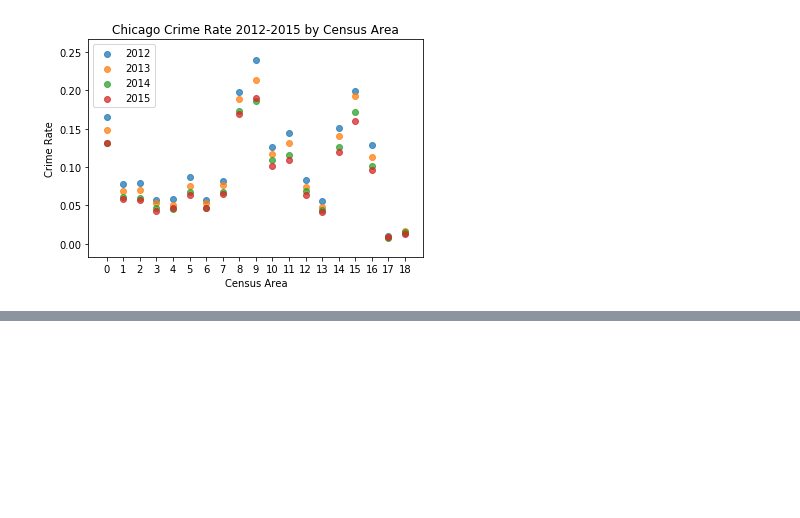
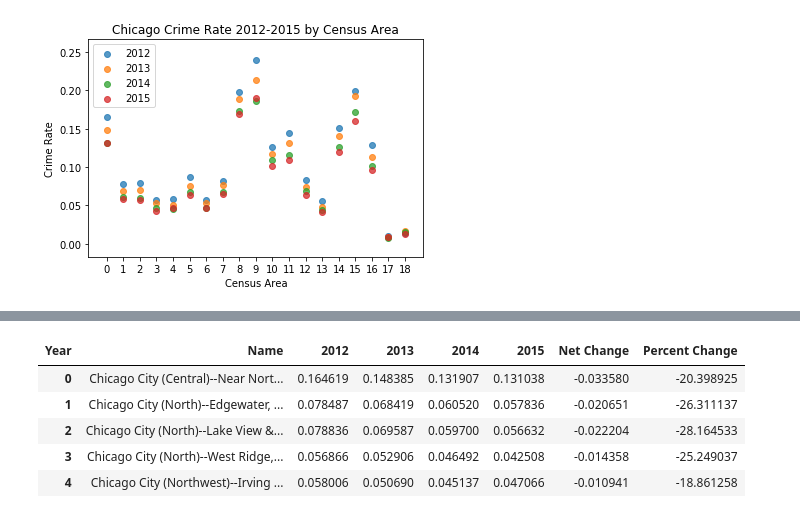
Before and after one commit to MariaSorensen/Colorama, a Jupyter notebook: crime_rate_by_census_area.ipynb, the cells around one changed output, grey strips where cells are left out. Cells and saved outputs as stored; diff of their text form; code cells hidden in the pictures; blank space fills up the shorter version.

```diff
--- a/crime_rate_by_census_area.ipynb
+++ b/crime_rate_by_census_area.ipynb
@@ -239,7 +239,7 @@ crime_rate_pivot.head()
 | 3 | Chicago City (North)--West Ridge,... | 0.056866 | 0.052906 | 0.046492 | 0.042508 |
 | 4 | Chicago City (Northwest)--Irving ... | 0.058006 | 0.050690 | 0.045137 | 0.047066 |
 # %%
-crime_rate_pivot = crime_rate_pivot.sort_values(['Name'])
+crime_rate_pivot = crime_rate_pivot.sort_values(['Name']).reset_index(drop=True)
 # %%
 crime_rate_pivot.keys()
 # %% [output]
@@ -293,0 +341,9 @@ fig.savefig("crime_rate_over_time.png", bbox_inches="tight")
+# %%
+crime_rate_pivot.head()
+# %% [output]
+| Year | Name | 2012 | 2013 | 2014 | 2015 | Net Change | Percent Change |
+| 0 | Chicago City (Central)--Near Nort... | 0.164619 | 0.148385 | 0.131907 | 0.131038 | -0.033580 | -20.398925 |
+| 1 | Chicago City (North)--Edgewater, ... | 0.078487 | 0.068419 | 0.060520 | 0.057836 | -0.020651 | -26.311137 |
+| 2 | Chicago City (North)--Lake View &... | 0.078836 | 0.069587 | 0.059700 | 0.056632 | -0.022204 | -28.164533 |
+| 3 | Chicago City (North)--West Ridge,... | 0.056866 | 0.052906 | 0.046492 | 0.042508 | -0.014358 | -25.249037 |
+| 4 | Chicago City (Northwest)--Irving ... | 0.058006 | 0.050690 | 0.045137 | 0.047066 | -0.010941 | -18.861258 |
```
Also changed, not shown: parts of 12 cells of this notebook, 1 other file.
